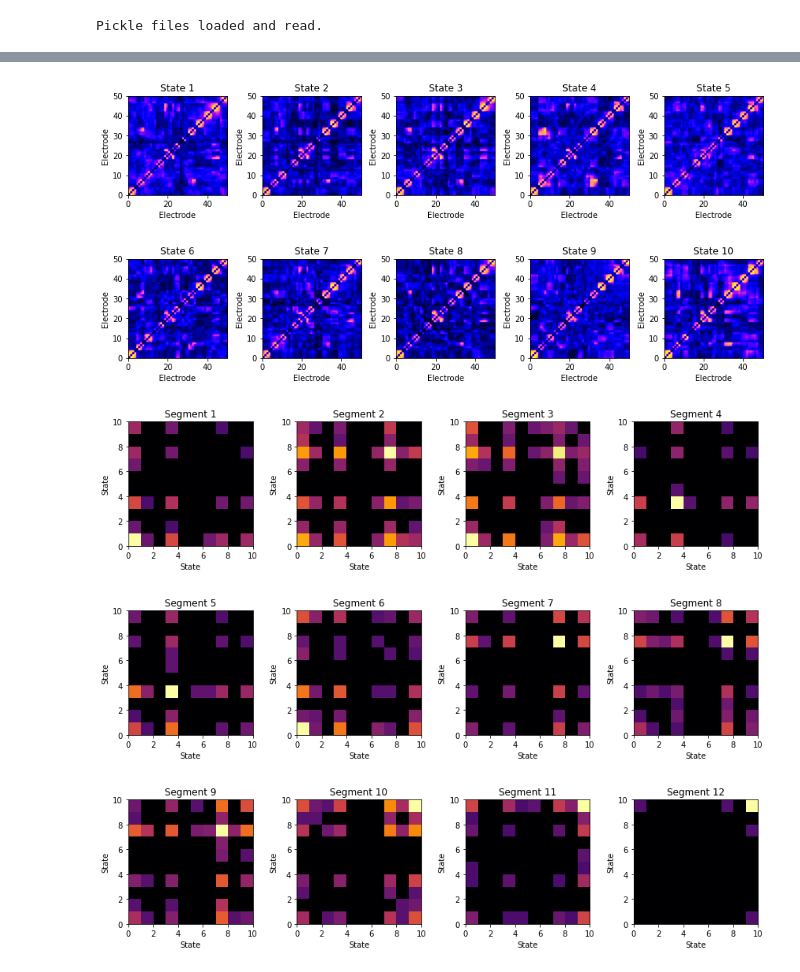
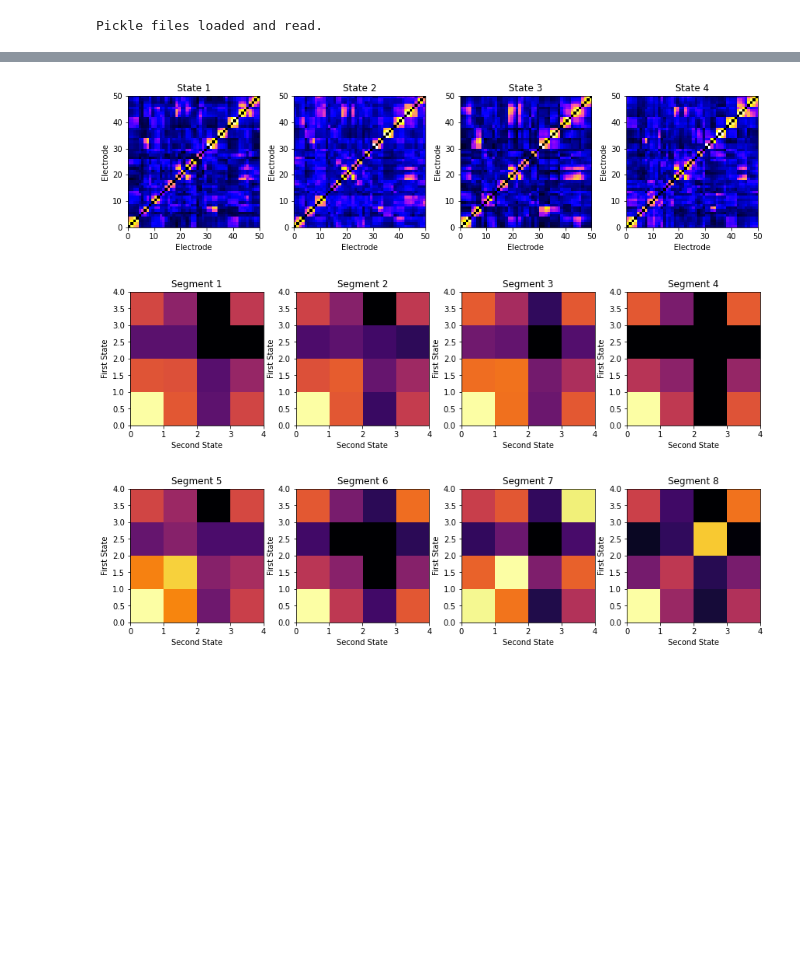
Before and after one commit to ianzyong/network-states, a Jupyter notebook: notebooks/HUP116_configuration.ipynb, the cells around one changed output, grey strips where cells are left out. Saved outputs shown, nothing was run; the diff lists cells and outputs as text; code cells hidden in the pictures; blank space fills up the shorter version.

```diff
--- a/notebooks/HUP116_configuration.ipynb
+++ b/notebooks/HUP116_configuration.ipynb
@@ -146,7 +156,7 @@ plt.show()
 # %%
-sample_length = 300 # length of each sample in frames, for drawing dividing lines
+sample_length = 3600*24; # length of each sample in frames, for drawing dividing lines
 # extract communities
-config_comm = np.reshape(bct.community_louvain(config_sim,1.01,range(1,config_sim.shape[0]+1),'negative_asym')[0],(1,-1))
+config_comm = np.reshape(bct.community_louvain(config_sim,1.000001,range(1,config_sim.shape[0]+1),'negative_asym')[0],(1,-1))
 # plot states over time
 fig=plt.figure(figsize=(16,16))
 ax = plt.gca()
@@ -220,7 +230,7 @@ for state in range(1,np.max(config_comm)+1):
     matrices_of_state = patient_matrices[ind,:,:]
     matrices_of_state = matrices_of_state[np.newaxis,:,:]
     ind = ind + 1
-    while ind < len(state_list):
+    while ind < len(patient_matrices):
         if state_list[ind] == state:
             matrix_to_concat = patient_matrices[ind,:,:]
             matrix_to_concat = matrix_to_concat[np.newaxis,:,:]
@@ -238,9 +248,10 @@ for state in range(1,np.max(config_comm)+1):
 # %%
 # plot representative states
 # plot five per row
-for row in range(int(np.floor(np.max(config_comm)/5))):
-    fig, axs = plt.subplots(1,5,figsize=(12,12))
-    for state in range(1+(5*row),1+(5*(row+1))):
+count = 4;
+for row in range(int(np.floor(np.max(config_comm)/count))):
+    fig, axs = plt.subplots(1,count,figsize=(12,12))
+    for state in range(1+(count*row),1+(count*(row+1))):
         if state < np.max(config_comm)+1:
             axs[(state % 5)-1].imshow(np.flipud(rep_matrices[state]), extent=[0, patient_matrices[0].shape[0], 0, patient_matrices[0].shape[1]], cmap='gnuplot2')
             axs[(state % 5)-1].set_xlabel("Electrode")
@@ -249,12 +260,12 @@ for row in range(int(np.floor(np.max(config_comm)/5))):
     plt.tight_layout()
     plt.show()
 # %% [output]
-[figure, old version]
+[figure, new version]
-[figure, removed]
 # %%
 # calculate state transition matrices
 state_trans_matrices = np.zeros((1,int(np.max(state_list)),int(np.max(state_list))))
 # for each segment
+sample_length = int(len(state_list)/10);
 for start in range(0,len(state_list),sample_length):
     state_trans = np.zeros((np.max(state_list),np.max(state_list)))
     for frame in range(start,start+sample_length-1):
@@ -262,22 +273,19 @@ for start in range(0,len(state_list),sample_length):
         state_trans[state_list[frame]-1][state_list[frame+1]-1] = state_trans[state_list[frame]-1][state_list[frame+1]-1]+1
     # divide by total number of transitions to obtain probabilities
     state_trans = np.divide(state_trans,sample_length-1)
-    state_trans = state_trans + state_trans.T
     state_trans_matrices = np.concatenate((state_trans_matrices,state_trans[np.newaxis,:,:]),axis=0)
 # %%
-# plot representative states
-# plot five per row
+# plot state transition matrices
 for row in range(int(np.floor(len(state_trans_matrices)/4))):
     fig, axs = plt.subplots(1,4,figsize=(12,12))
     for seg in range(1+(4*row),1+(4*(row+1))):
         if seg < len(state_trans_matrices):
             axs[(seg % 4)-1].imshow(np.power(np.flipud(state_trans_matrices[seg]),1/4), extent=[0, int(np.max(state_list)), 0, int(np.max(state_list))], cmap="inferno")
-            axs[(seg % 4)-1].set_xlabel("State")
-            axs[(seg % 4)-1].set_ylabel("State")
+            axs[(seg % 4)-1].set_xlabel("Second State")
+            axs[(seg % 4)-1].set_ylabel("First State")
             axs[(seg % 4)-1].title.set_text("Segment {}".format(seg))
     plt.tight_layout()
     plt.show()
 # %% [output]
-[figure, old version]
+[figure, new version]
-[figure, old version]
+[figure, new version]
-[figure, removed]
```
Also changed, not shown: parts of 6 cells of this notebook.
